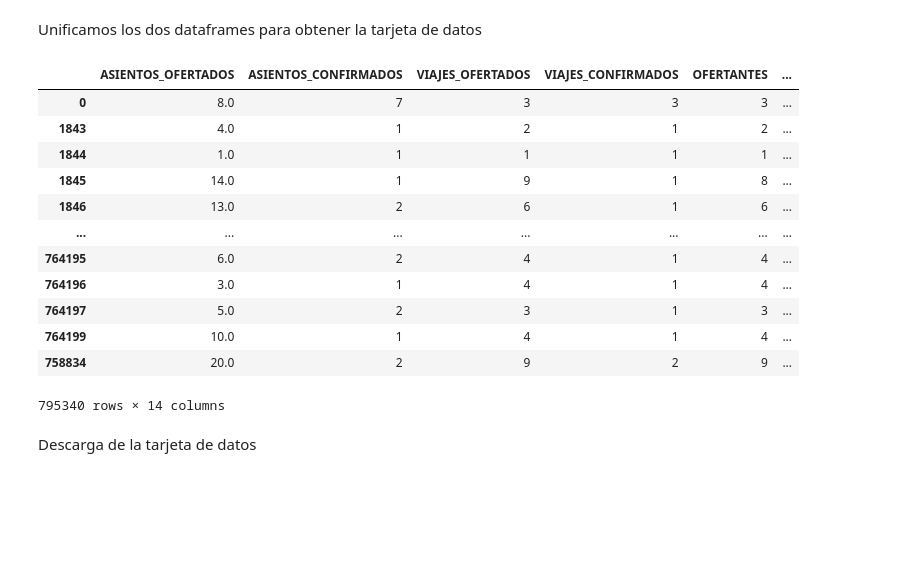
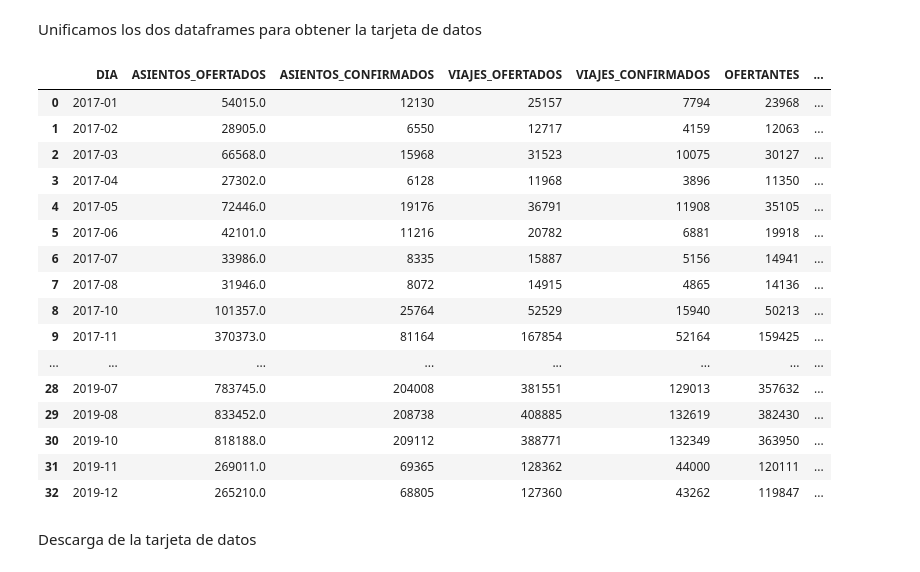
Before and after one commit to JoseAlbertoSeco/BlablacarCarpooling_DataMining, a Jupyter notebook: notebooks/TrenesPreprocesado.ipynb, the cells around one changed output. Drawn from its saved outputs; the diff is of its cells as text; code cells hidden in the pictures; blank space fills up the shorter version.

```diff
--- a/notebooks/TrenesPreprocesado.ipynb
+++ b/notebooks/TrenesPreprocesado.ipynb
@@ -106,11 +115,11 @@ month = (df_blabla['DIA'].dt.month).tolist()
 dia_blabla = []
 for i in range(len(year)):
   # Un número (1, 2, 3...)
-  if month[i] > 9:
+  if month[i] < 9:
     dia_blabla.append(f'{year[i]}-0{month[i]}')
   # Dos numeros (10, 11, 12)
   else:
-    dia_blabla.append(f'{year[i]}-0{month[i]}')
+    dia_blabla.append(f'{year[i]}-{month[i]}')
 
 df_total = df_blabla.drop(['DIA'], axis = 1)
 df_total['DIA'] = dia_blabla
@@ -137,3 +146,6 @@ df_sin_categoricas.head(3)
 | 0 | 8.0 | 7 | 3 | 3 | 3 | ... |
 | 1 | 2.0 | 1 | 1 | 1 | 1 | ... |
 | 2 | 7.0 | 4 | 3 | 2 | 3 | ... |
+# %%
+df_agrupado = df_sin_categoricas.groupby(['DIA']).sum()
+df_agrupado
@@ -140,23 +171,27 @@ df_sin_categoricas.head(3)
 # %% [markdown]
 Unificamos los dos dataframes para obtener la tarjeta de datos
 # %%
-df = pd.merge(df_sin_categoricas, df_trenes, on='DIA')
+df = pd.merge(df_agrupado, df_trenes, on='DIA')
 df.sort_values(by='DIA', inplace=True)
 df
 # %% [output]
-|  | ASIENTOS_OFERTADOS | ASIENTOS_CONFIRMADOS | VIAJES_OFERTADOS | VIAJES_CONFIRMADOS | OFERTANTES | ... |
-| 0 | 8.0 | 7 | 3 | 3 | 3 | ... |
-| 1843 | 4.0 | 1 | 2 | 1 | 2 | ... |
-| 1844 | 1.0 | 1 | 1 | 1 | 1 | ... |
-| 1845 | 14.0 | 1 | 9 | 1 | 8 | ... |
-| 1846 | 13.0 | 2 | 6 | 1 | 6 | ... |
-| ... | ... | ... | ... | ... | ... | ... |
-| 764195 | 6.0 | 2 | 4 | 1 | 4 | ... |
-| 764196 | 3.0 | 1 | 4 | 1 | 4 | ... |
-| 764197 | 5.0 | 2 | 3 | 1 | 3 | ... |
-| 764199 | 10.0 | 1 | 4 | 1 | 4 | ... |
-| 758834 | 20.0 | 2 | 9 | 2 | 9 | ... |
+|  | DIA | ASIENTOS_OFERTADOS | ASIENTOS_CONFIRMADOS | VIAJES_OFERTADOS | VIAJES_CONFIRMADOS | OFERTANTES | ... |
+| 0 | 2017-01 | 54015.0 | 12130 | 25157 | 7794 | 23968 | ... |
+| 1 | 2017-02 | 28905.0 | 6550 | 12717 | 4159 | 12063 | ... |
+| 2 | 2017-03 | 66568.0 | 15968 | 31523 | 10075 | 30127 | ... |
+| 3 | 2017-04 | 27302.0 | 6128 | 11968 | 3896 | 11350 | ... |
+| 4 | 2017-05 | 72446.0 | 19176 | 36791 | 11908 | 35105 | ... |
+| 5 | 2017-06 | 42101.0 | 11216 | 20782 | 6881 | 19918 | ... |
+| 6 | 2017-07 | 33986.0 | 8335 | 15887 | 5156 | 14941 | ... |
+| 7 | 2017-08 | 31946.0 | 8072 | 14915 | 4865 | 14136 | ... |
+| 8 | 2017-10 | 101357.0 | 25764 | 52529 | 15940 | 50213 | ... |
+| 9 | 2017-11 | 370373.0 | 81164 | 167854 | 52164 | 159425 | ... |
+| ... | ... | ... | ... | ... | ... | ... | ... |
+| 28 | 2019-07 | 783745.0 | 204008 | 381551 | 129013 | 357632 | ... |
+| 29 | 2019-08 | 833452.0 | 208738 | 408885 | 132619 | 382430 | ... |
+| 30 | 2019-10 | 818188.0 | 209112 | 388771 | 132349 | 363950 | ... |
+| 31 | 2019-11 | 269011.0 | 69365 | 128362 | 44000 | 120111 | ... |
+| 32 | 2019-12 | 265210.0 | 68805 | 127360 | 43262 | 119847 | ... |
-795340 rows × 14 columns
 # %% [markdown]
 Descarga de la tarjeta de datos
 # %%
```
Also changed, not shown: parts of 4 cells of this notebook.
